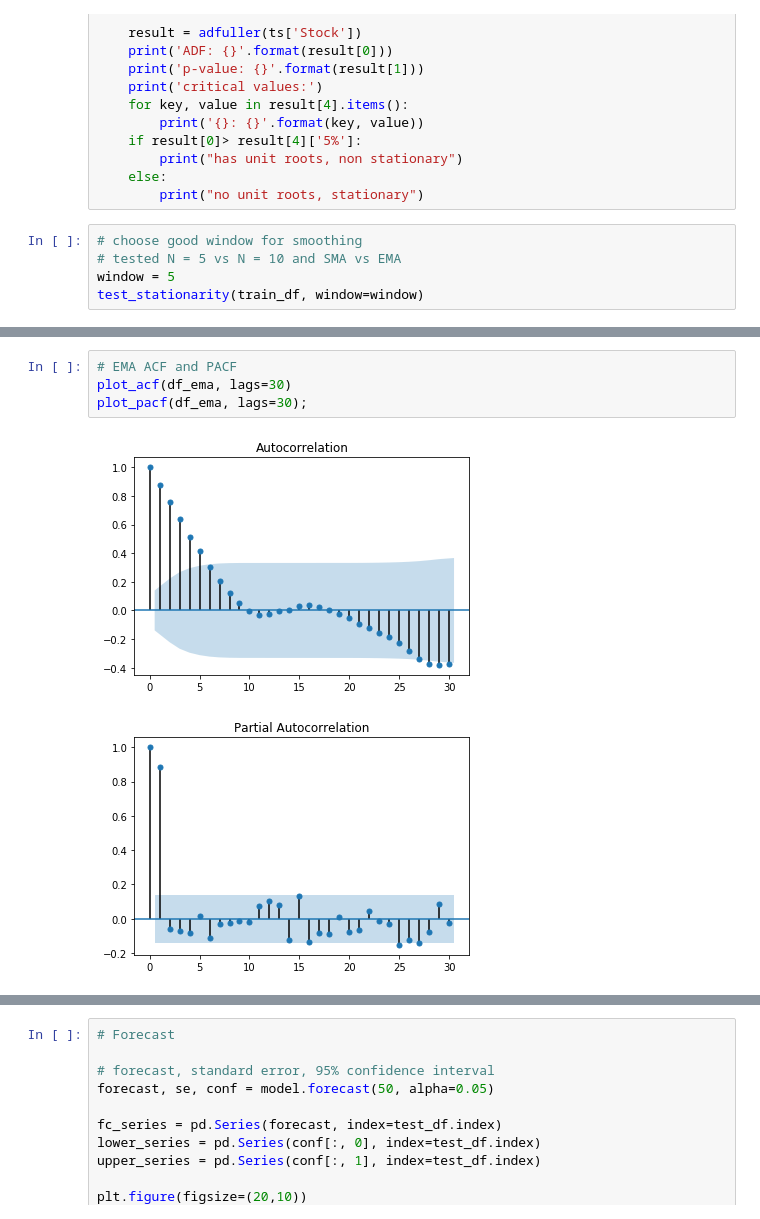
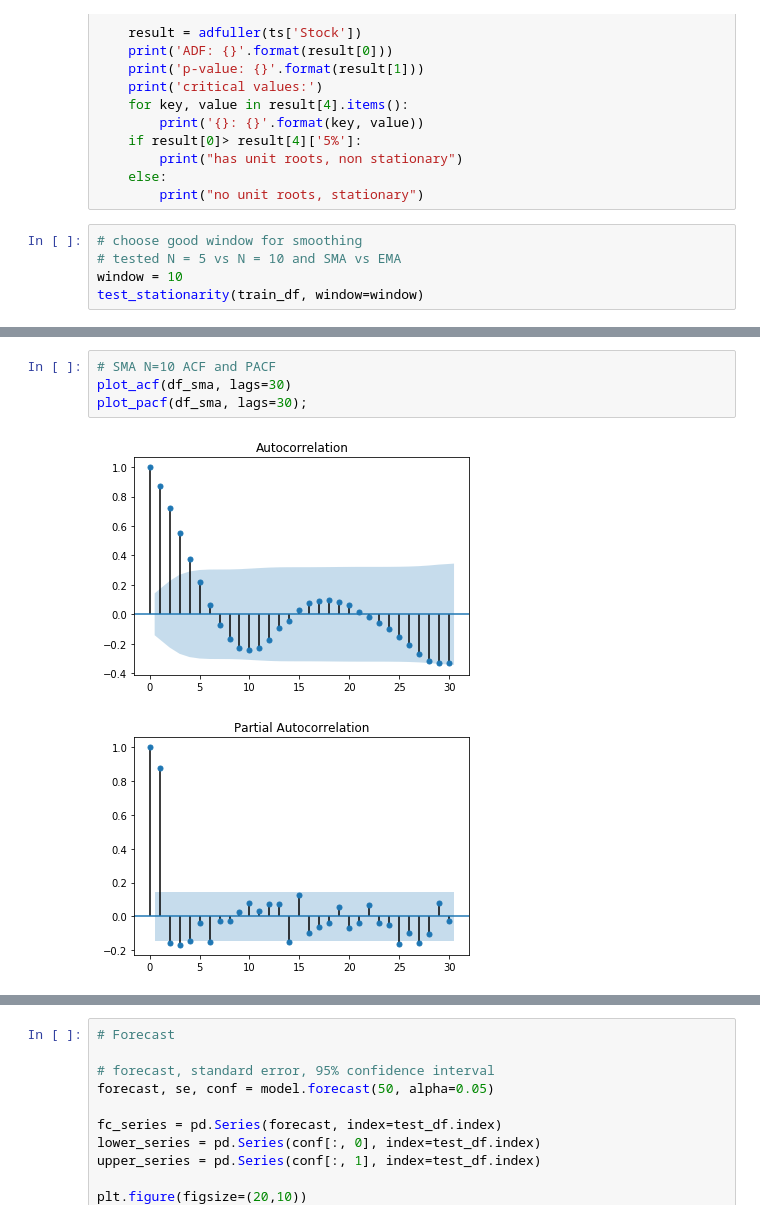
Before and after one commit to nikkatalnikov/arima_jupyter_demo, a Jupyter notebook: arima.ipynb, the cells around one changed output, grey strips where cells are left out. Saved outputs shown, nothing was run; the diff lists cells and outputs as text.

```diff
--- a/arima.ipynb
+++ b/arima.ipynb
@@ -53,6 +53,6 @@ def test_stationarity(ts, window):
 # %%
 # choose good window for smoothing
 # tested N = 5 vs N = 10 and SMA vs EMA
-window = 5
+window = 10
 test_stationarity(train_df, window=window)
 # %% [output]
@@ -98,12 +99,12 @@ critical values:
 10%: -2.5746515171738515
 no unit roots, stationary
 # %%
-# EMA ACF and PACF
-plot_acf(df_ema, lags=30)
-plot_pacf(df_ema, lags=30);
+# SMA N=10 ACF and PACF
+plot_acf(df_sma, lags=30)
+plot_pacf(df_sma, lags=30);
 # %% [output]
-[figure, old version]
+[figure, new version]
-[figure, old version]
+[figure, new version]
 # %%
 # Finite differences model (first difference)
 first_diff = train_df.diff(periods=1).dropna()
```
Also changed, not shown: parts of 5 cells of this notebook.
